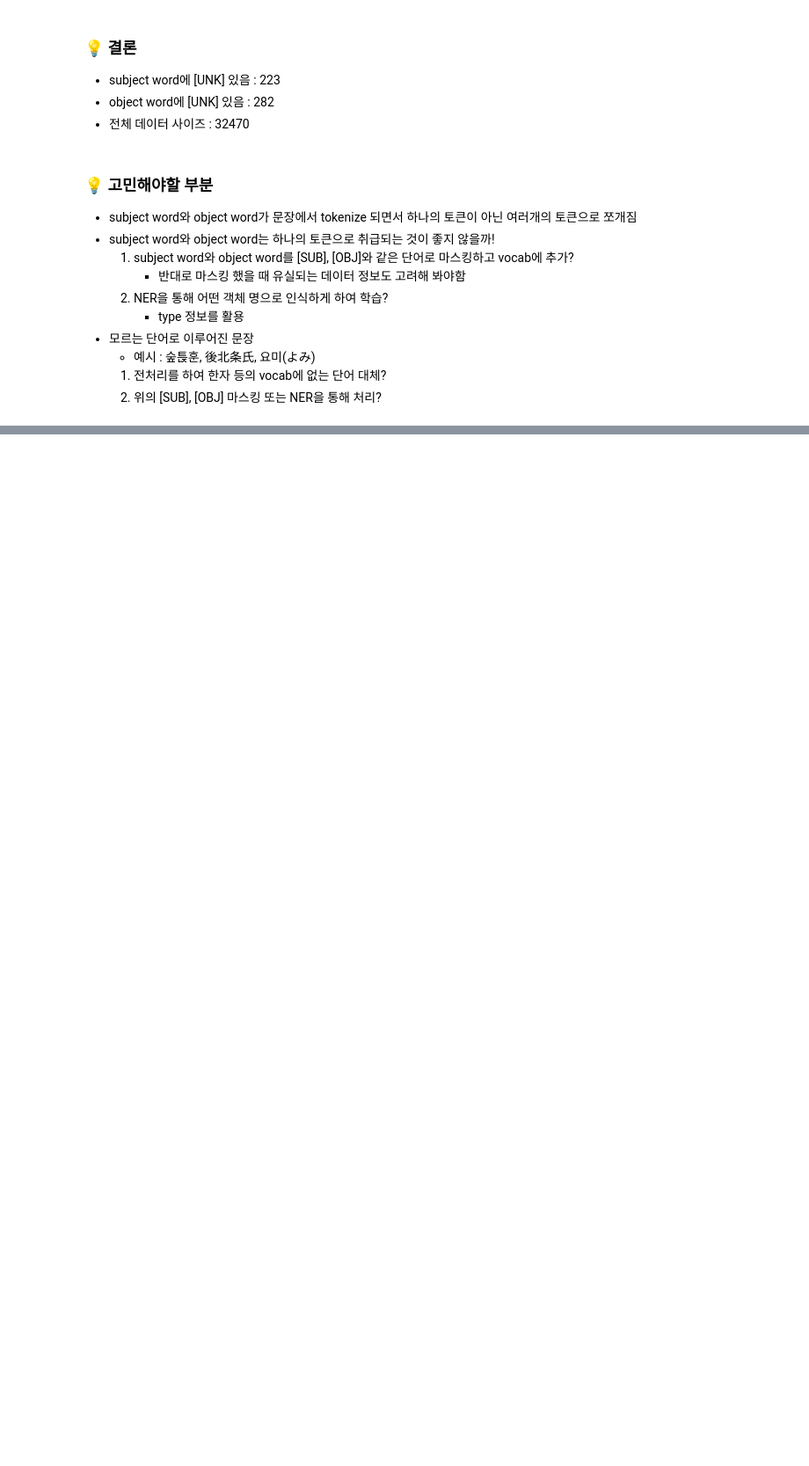
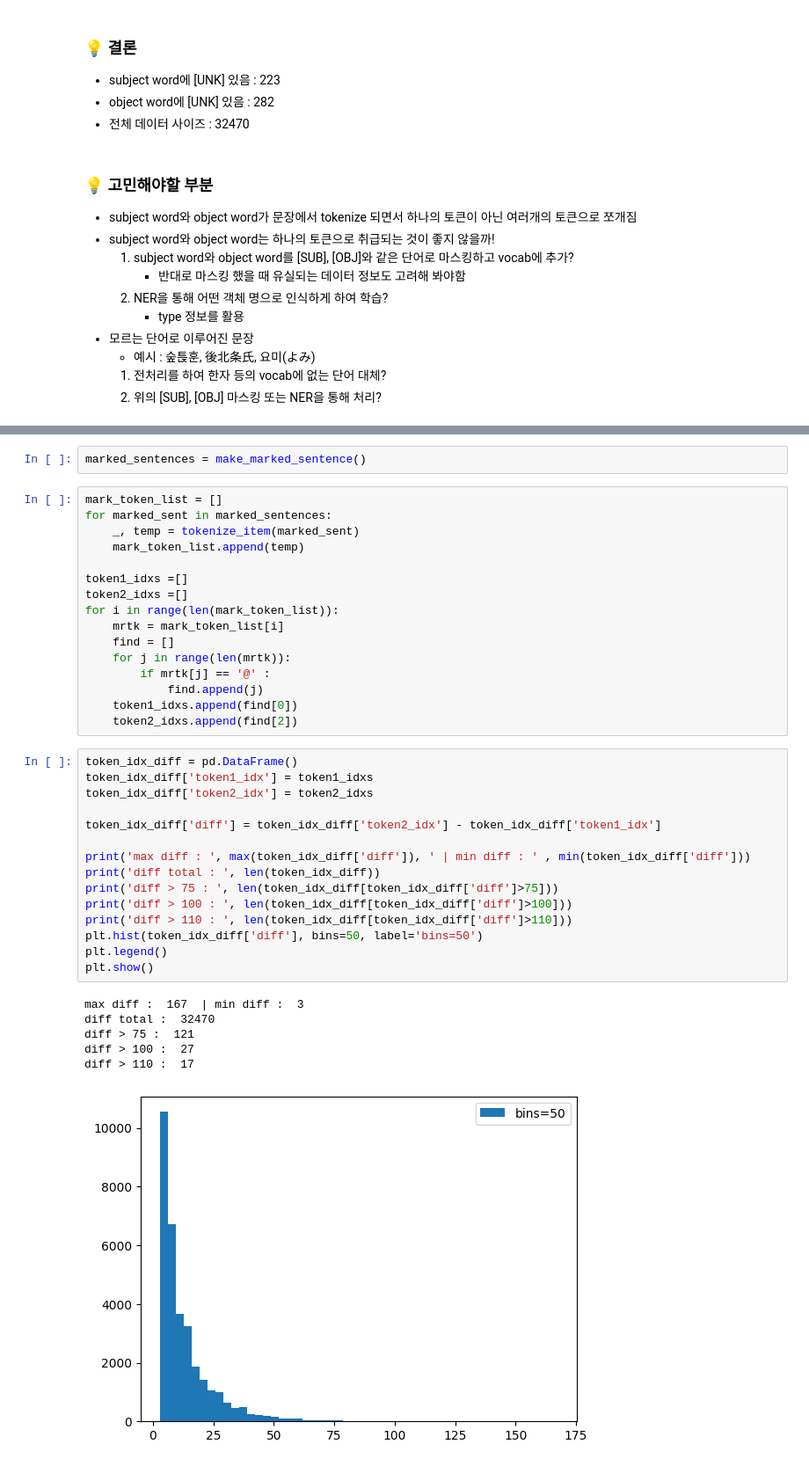
Before and after one commit to boostcampaitech5/level2_klue-nlp-03, a Jupyter notebook: eda/entity_EDA.ipynb, the cells around one changed output, grey strips where cells are left out. Shown: that part at 88% size. Cells and saved outputs as stored; diff of their text form; blank space fills up the shorter version.

```diff
--- a/eda/entity_EDA.ipynb
+++ b/eda/entity_EDA.ipynb
@@ -367,0 +438,40 @@ print(len(unk_in_ob))
+# %%
+marked_sentences = make_marked_sentence()
+# %%
+mark_token_list = []
+for marked_sent in marked_sentences:
+    _, temp = tokenize_item(marked_sent)
+    mark_token_list.append(temp)
+
+token1_idxs =[]
+token2_idxs =[]
+for i in range(len(mark_token_list)):
+    mrtk = mark_token_list[i]
+    find = []
+    for j in range(len(mrtk)):
+        if mrtk[j] == '@' :
+            find.append(j)
+    token1_idxs.append(find[0])
+    token2_idxs.append(find[2])
+# %%
+token_idx_diff = pd.DataFrame()
+token_idx_diff['token1_idx'] = token1_idxs
+token_idx_diff['token2_idx'] = token2_idxs
+
+token_idx_diff['diff'] = token_idx_diff['token2_idx'] - token_idx_diff['token1_idx']
+
+print('max diff : ', max(token_idx_diff['diff']), ' | min diff : ' , min(token_idx_diff['diff']))
+print('diff total : ', len(token_idx_diff))
+print('diff > 75 : ', len(token_idx_diff[token_idx_diff['diff']>75]))
+print('diff > 100 : ', len(token_idx_diff[token_idx_diff['diff']>100]))
+print('diff > 110 : ', len(token_idx_diff[token_idx_diff['diff']>110]))
+plt.hist(token_idx_diff['diff'], bins=50, label='bins=50')
+plt.legend()
+plt.show()
+# %% [output]
+max diff :  167  | min diff :  3
+diff total :  32470
+diff > 75 :  121
+diff > 100 :  27
+diff > 110 :  17
+[figure, added]
```
Also changed, not shown: parts of 9 cells of this notebook.
